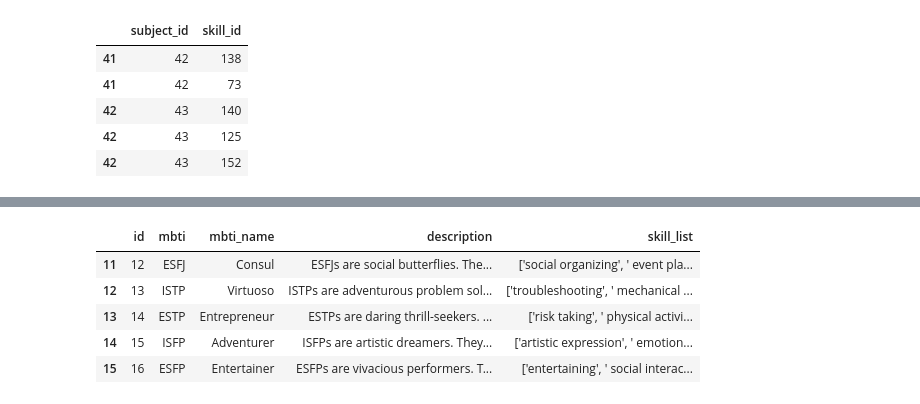
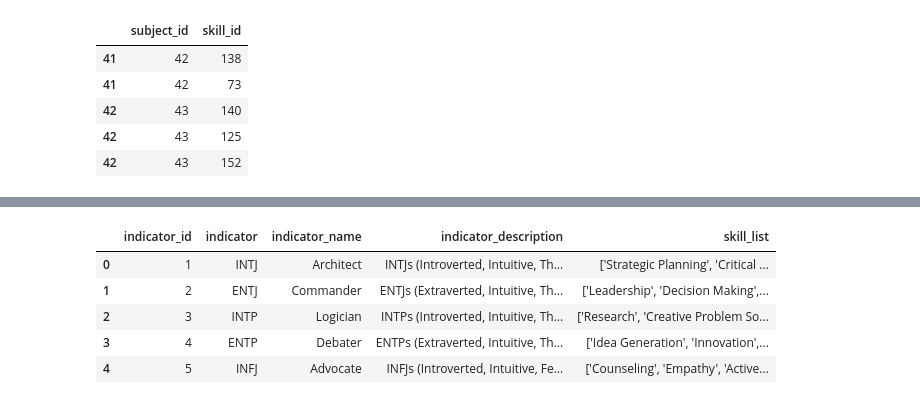
Before and after one commit to ron-ligsay/course-u, a Jupyter notebook: course_u/src/notebooks/skill_mapping.ipynb, the cells around one changed output, grey strips where cells are left out. Saved outputs shown, nothing was run; the diff lists cells and outputs as text; code cells hidden in the pictures.

Commit message:
skill mapping

```diff
--- a/course_u/src/notebooks/skill_mapping.ipynb
+++ b/course_u/src/notebooks/skill_mapping.ipynb
@@ -179,11 +279,11 @@ subject_.to_csv('../../static/csv/assessment_subject_skill_.csv', index=False)
 # %%
 # laod mbti_skills
-mbti_skills = pd.read_csv('../../static/csv/mbti_skills.csv')
-mbti_skills.tail()
+mbti_skills = pd.read_csv('../../static/csv/indicator_.csv')
+mbti_skills.head()
 # %% [output]
-|  | id | mbti | mbti_name | description | skill_list |
-| 11 | 12 | ESFJ | Consul | ESFJs are social butterflies. The... | ['social organizing', ' event pla... |
-| 12 | 13 | ISTP | Virtuoso | ISTPs are adventurous problem sol... | ['troubleshooting', ' mechanical ... |
-| 13 | 14 | ESTP | Entrepreneur | ESTPs are daring thrill-seekers. ... | ['risk taking', ' physical activi... |
-| 14 | 15 | ISFP | Adventurer | ISFPs are artistic dreamers. They... | ['artistic expression', ' emotion... |
-| 15 | 16 | ESFP | Entertainer | ESFPs are vivacious performers. T... | ['entertaining', ' social interac... |
+|  | indicator_id | indicator | indicator_name | indicator_description | skill_list |
+| 0 | 1 | INTJ | Architect | INTJs (Introverted, Intuitive, Th... | ['Strategic Planning', 'Critical ... |
+| 1 | 2 | ENTJ | Commander | ENTJs (Extraverted, Intuitive, Th... | ['Leadership', 'Decision Making',... |
+| 2 | 3 | INTP | Logician | INTPs (Introverted, Intuitive, Th... | ['Research', 'Creative Problem So... |
+| 3 | 4 | ENTP | Debater | ENTPs (Extraverted, Intuitive, Th... | ['Idea Generation', 'Innovation',... |
+| 4 | 5 | INFJ | Advocate | INFJs (Introverted, Intuitive, Fe... | ['Counseling', 'Empathy', 'Active... |
```
Also changed, not shown: parts of 35 cells of this notebook.
